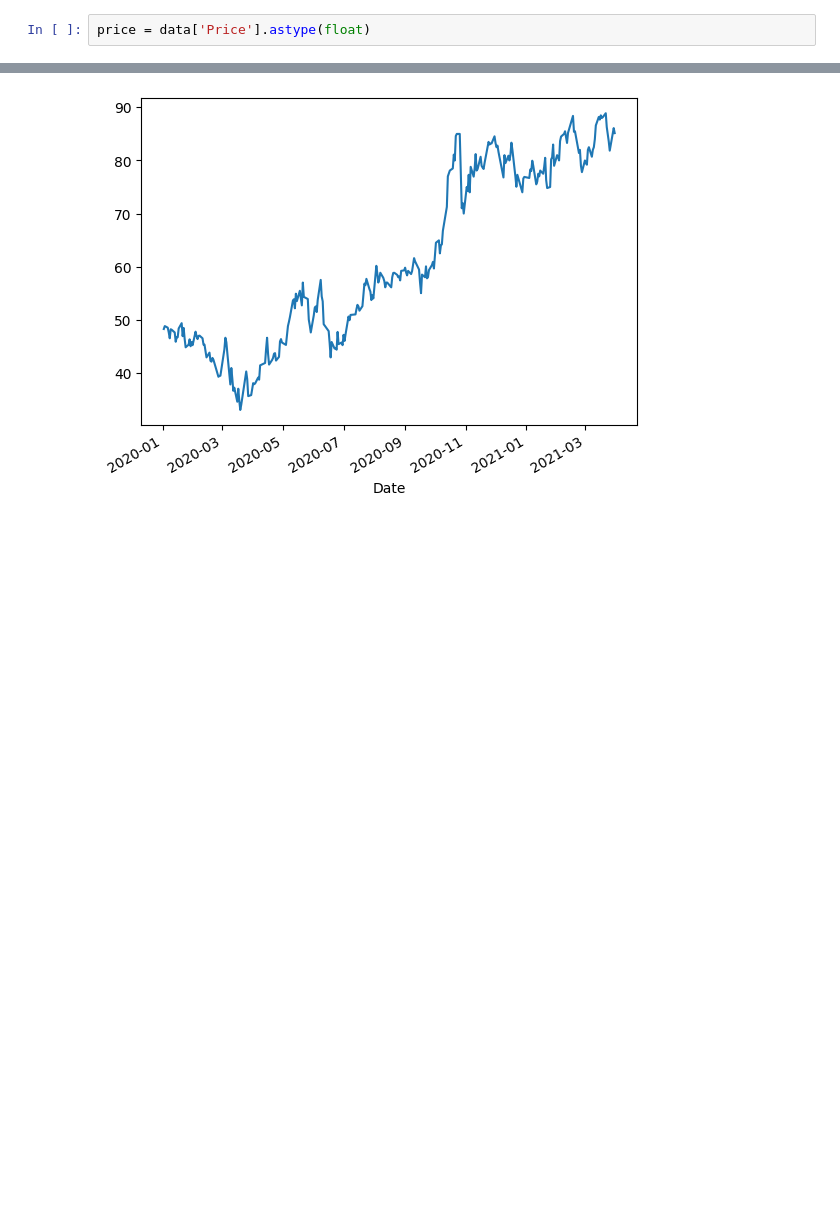
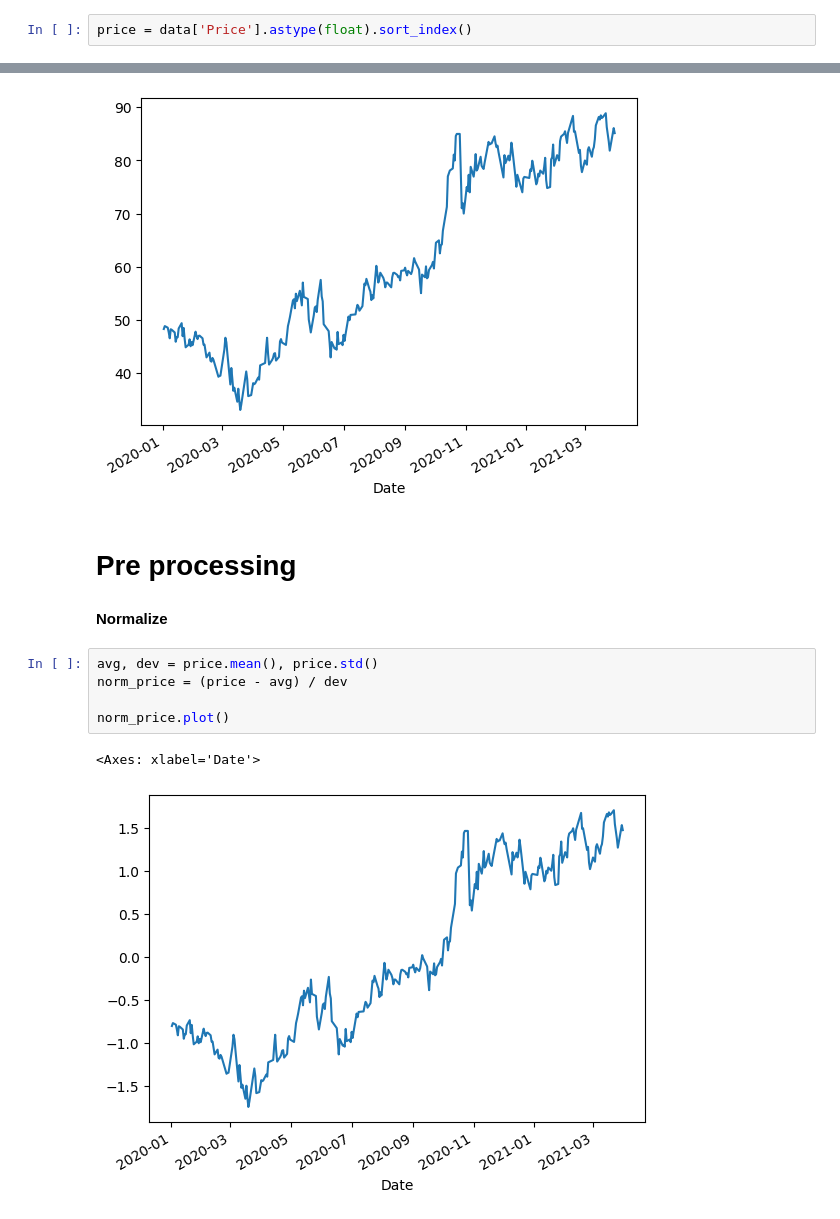
Before and after one commit to Ilvecho/Value-Investor, a Jupyter notebook: Project_5.ipynb, the cells around one changed output, grey strips where cells are left out. Saved outputs shown, nothing was run; the diff lists cells and outputs as text; blank space fills up the shorter version.

Commit message:
Pre processing

```diff
--- a/Project_5.ipynb
+++ b/Project_5.ipynb
@@ -13,4 +16,4 @@ data = pd.read_csv("2020Q1Q2Q3Q4-2021Q1 - Argentina - Pampa Energia SA (PAMP).cs
 data['Date'] = pd.to_datetime(data['Date'])
 data.set_index('Date', inplace=True)
 # %%
-price = data['Price'].astype(float)
+price = data['Price'].astype(float).sort_index()
@@ -43,3 +57,15 @@ price.plot()
 # %% [output]
 <Axes: xlabel='Date'>
 [figure]
+# %% [markdown]
+# Pre processing
+# %% [markdown]
+**Normalize**
+# %%
+avg, dev = price.mean(), price.std()
+norm_price = (price - avg) / dev
+
+norm_price.plot()
+# %% [output]
+<Axes: xlabel='Date'>
+[figure, added]
```
Also changed, not shown: parts of 8 cells of this notebook.
